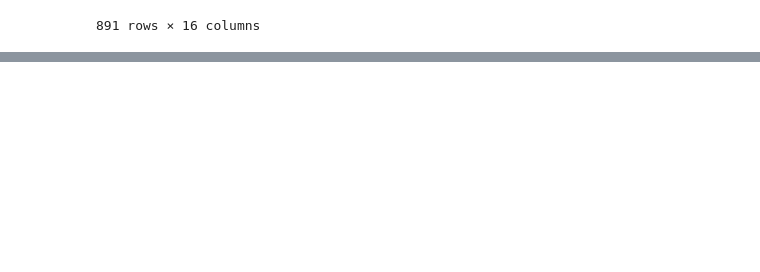
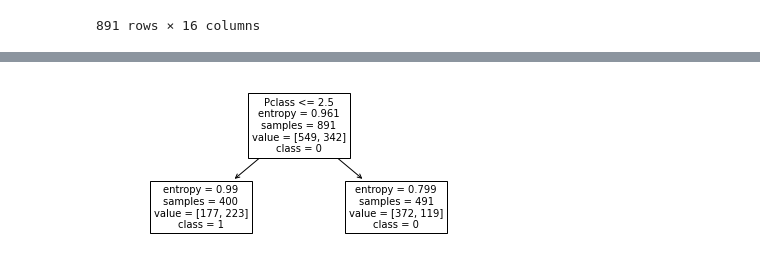
Before and after one commit to KS-Olten/kanti-olten-repo-1, a Jupyter notebook: 07 DecisionTrees.ipynb, the cells around one changed output, grey strips where cells are left out. Saved outputs shown, nothing was run; the diff lists cells and outputs as text; code cells hidden in the pictures; blank space fills up the shorter version.

```diff
--- a/07 DecisionTrees.ipynb
+++ b/07 DecisionTrees.ipynb
@@ -76,0 +150,27 @@ df.groupby('Pclass').boxplot(column='Survived');
+# %%
+df = DF.copy()
+
+depth = 1
+# Create Decision Tree classifer object
+clf = DecisionTreeClassifier(max_depth = depth, criterion='entropy')
+
+# Create Input- and Output-Structure
+X = df[['Pclass']]
+y = df[['Survived']]
+
+# Train Decision Tree Classifer
+clf = clf.fit(X, y)
+
+# Create Predictions
+y['Prediction'] = clf.predict(X)
+
+# Visualize Decision Tree
+plt.figure(figsize=(depth * 7, depth * 3))  # set plot size (denoted in inches)
+dt_target_names = [str(s) for s in y['Survived'].unique()]
+tree.plot_tree(clf,
+               fontsize=10,
+               feature_names = X.columns,
+               class_names = dt_target_names)
+plt.show()
+# %% [output]
+[figure, added]
```
Also changed, not shown: parts of 8 cells of this notebook.
